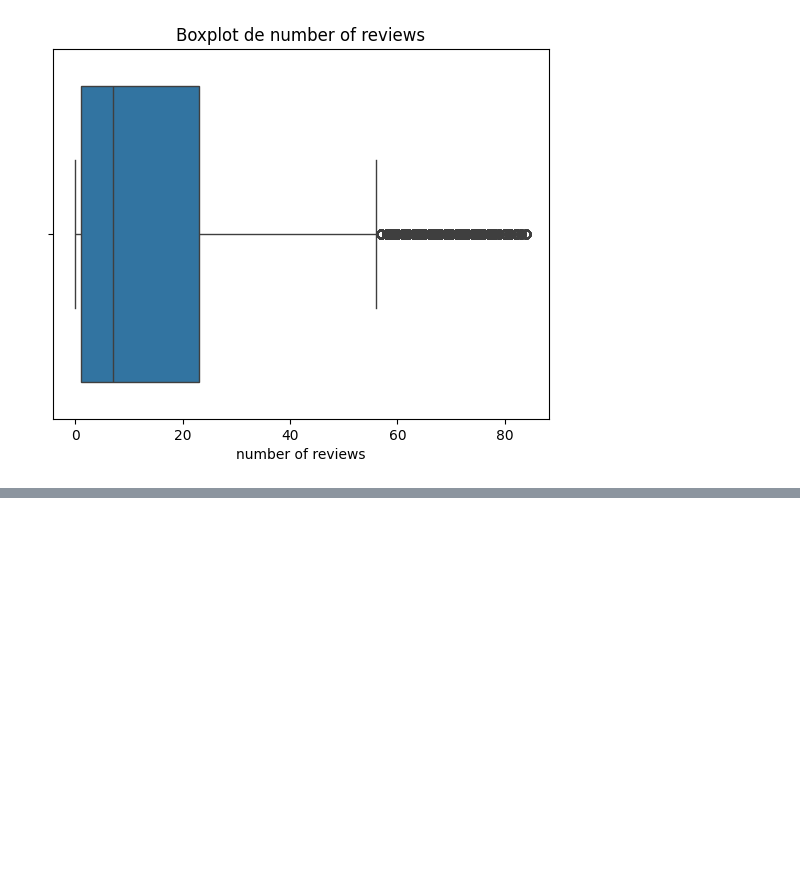
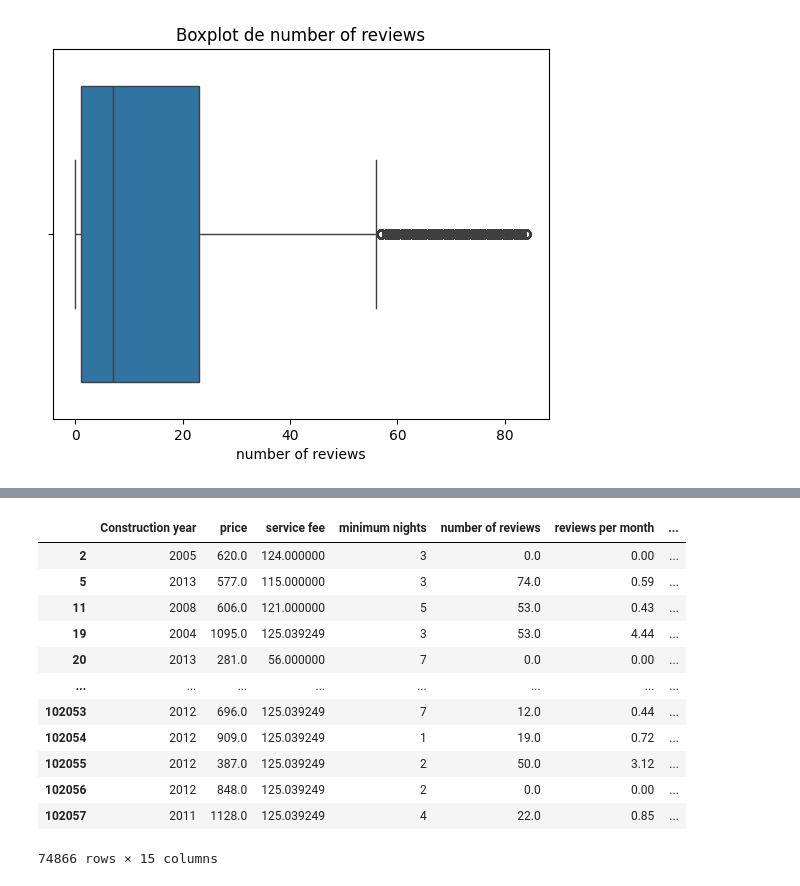
Before and after one commit to abderrahmanboubligha/tp_machine_learning, a Jupyter notebook: TP1_Pretraitement_Airbnb.ipynb, the cells around one changed output, grey strips where cells are left out. Cells and saved outputs as stored; diff of their text form; code cells hidden in the pictures; blank space fills up the shorter version.

```diff
--- a/TP1_Pretraitement_Airbnb.ipynb
+++ b/TP1_Pretraitement_Airbnb.ipynb
@@ -484,0 +516,40 @@ for col in columns:
+# %%
+categorical_cols = [
+    "host_identity_verified",
+    "instant_bookable",
+    "cancellation_policy",
+    "room type"
+]
+
+encoder = OneHotEncoder(drop="first", sparse_output=False)
+
+encoded = encoder.fit_transform(data[categorical_cols])
+
+encoded_df = pd.DataFrame(
+    encoded,
+    columns=encoder.get_feature_names_out(categorical_cols)
+)
+
+encoded_df.index = data.index
+
+# Drop old columns
+data = data.drop(columns=categorical_cols)
+
+# Concat safely
+data = pd.concat([data, encoded_df], axis=1)
+# %%
+data
+# %% [output]
+|  | Construction year | price | service fee | minimum nights | number of reviews | reviews per month | ... |
+| 2 | 2005 | 620.0 | 124.000000 | 3 | 0.0 | 0.00 | ... |
+| 5 | 2013 | 577.0 | 115.000000 | 3 | 74.0 | 0.59 | ... |
+| 11 | 2008 | 606.0 | 121.000000 | 5 | 53.0 | 0.43 | ... |
+| 19 | 2004 | 1095.0 | 125.039249 | 3 | 53.0 | 4.44 | ... |
+| 20 | 2013 | 281.0 | 56.000000 | 7 | 0.0 | 0.00 | ... |
+| ... | ... | ... | ... | ... | ... | ... | ... |
+| 102053 | 2012 | 696.0 | 125.039249 | 7 | 12.0 | 0.44 | ... |
+| 102054 | 2012 | 909.0 | 125.039249 | 1 | 19.0 | 0.72 | ... |
+| 102055 | 2012 | 387.0 | 125.039249 | 2 | 50.0 | 3.12 | ... |
+| 102056 | 2012 | 848.0 | 125.039249 | 2 | 0.0 | 0.00 | ... |
+| 102057 | 2011 | 1128.0 | 125.039249 | 4 | 22.0 | 0.85 | ... |
+74866 rows × 15 columns
```
Also changed, not shown: parts of 6 cells of this notebook, 1 other file.
